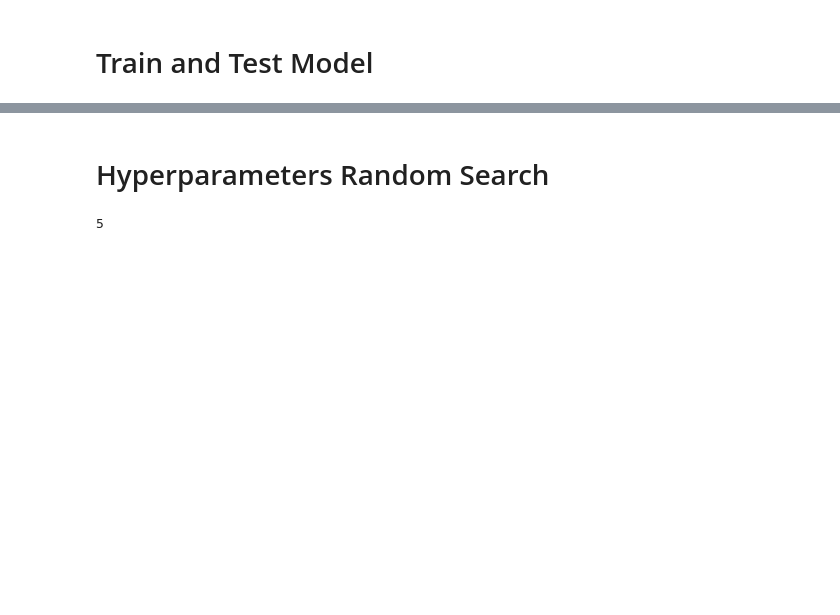
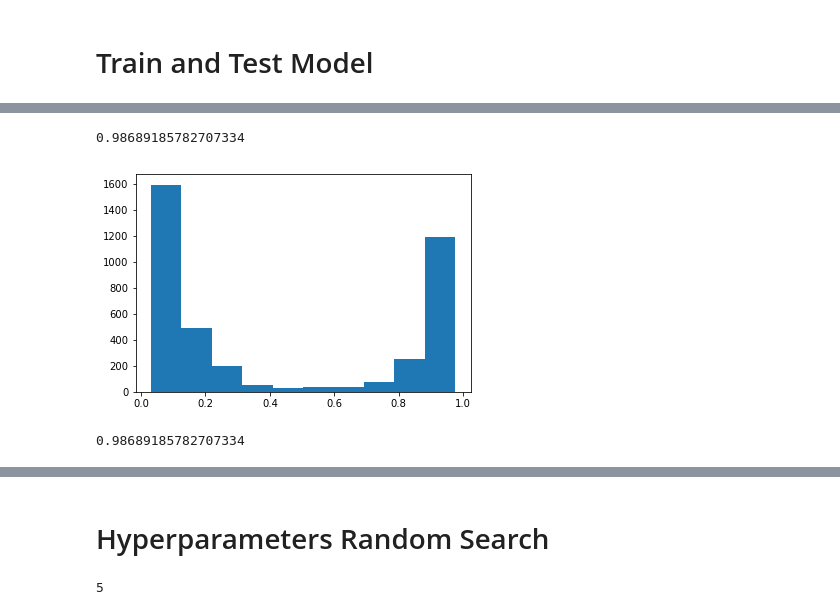
Before and after one commit to intsco/off-sample, a Jupyter notebook: classification/train_cnn_on_gs.ipynb, the cells around one changed output, grey strips where cells are left out. Drawn from its saved outputs; the diff is of its cells as text; code cells hidden in the pictures; blank space fills up the shorter version.

```diff
--- a/classification/train_cnn_on_gs.ipynb
+++ b/classification/train_cnn_on_gs.ipynb
@@ -457,0 +184,12 @@ class OffSampleKerasClassifier(KerasClassifier):
+# %%
+accuracy_score(y_test, y_test_pred > 0.5)
+# %% [output]
+0.98689185782707334
+# %%
+plt.hist(y_blend_test_pred);
+# %% [output]
+[figure, added]
+# %%
+accuracy_score(y_blend_test, blender.X_blend_test.mean(axis=1) > 0.5)
+# %% [output]
+0.98689185782707334
```
Also changed, not shown: parts of 111 cells of this notebook, 5 other files.
